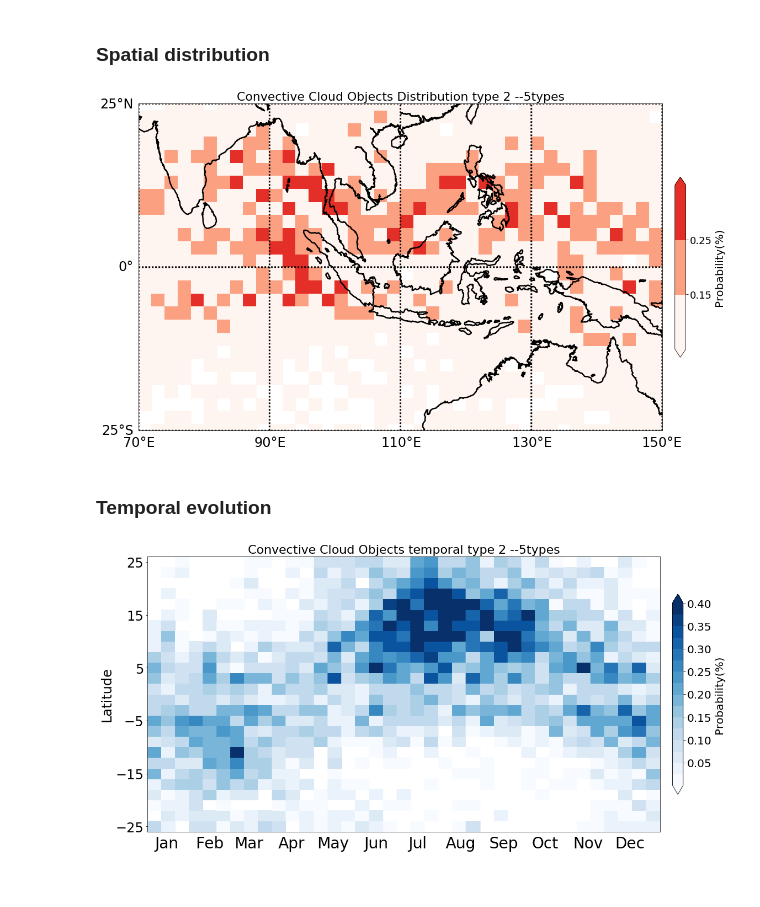
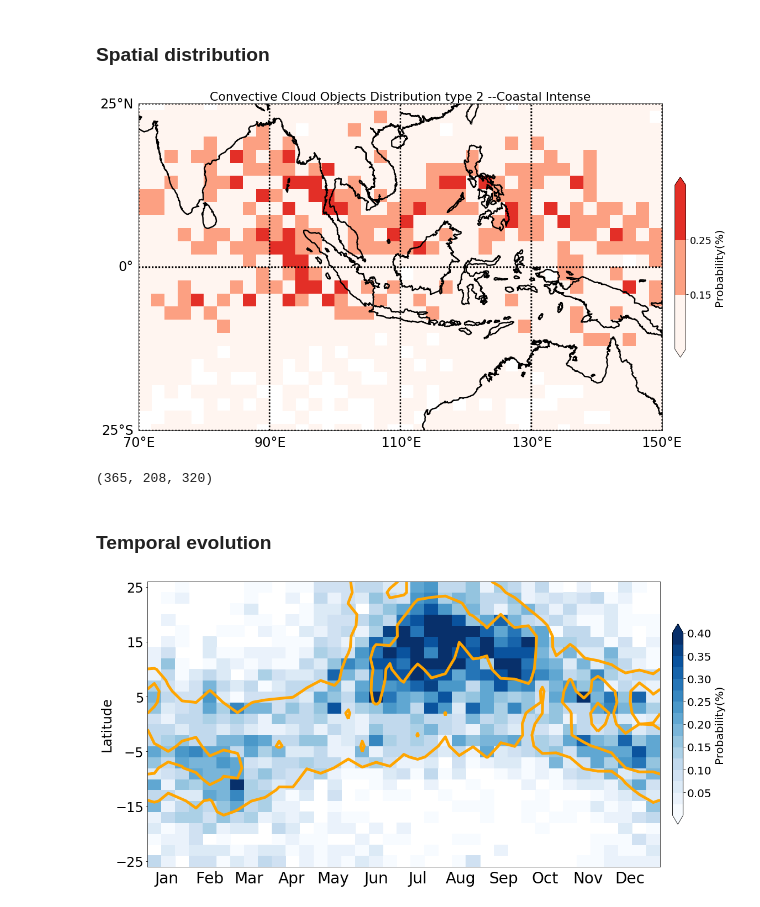
Before and after one commit to jerryjerry9/cldenv20, a Jupyter notebook: cloud_pikle_cluster_demo.ipynb, the cells around one changed output. Cells and saved outputs as stored; diff of their text form; code cells hidden in the pictures.

```diff
--- a/cloud_pikle_cluster_demo.ipynb
+++ b/cloud_pikle_cluster_demo.ipynb
@@ -115,11 +168,11 @@ for i in range(2,typenum):
     ## darw mesh figure
     m.pcolormesh(x,y, y_values_masked,cmap=cmap,vmin=0.05,vmax=0.35)
 
-    plt.title('Convective Cloud Objects Distribution type {0} --5types'.format(i), fontsize=22)
+    plt.title('Convective Cloud Objects Distribution type {0} --Coastal Intense'.format(i), fontsize=22)
     cb=plt.colorbar(aspect=15,fraction=0.02, pad=0.023, ticks=[0.15,0.25],extend='both')
     cb.ax.tick_params(labelsize=18)
     cb.set_label('Probability(%)', size=20)
     plt.tight_layout()
     #plt.savefig('new_persent_5type_type_{0}_1.png'.format(i),dpi=250)
 # %% [output]
-[figure, old version]
+[figure, new version]
@@ -126,3 +181,29 @@ for i in range(2,typenum):
+# %%
+trmm= Dataset('mulyear_daymean_trmm_re.nc', 'r',  format='NETCDF4_CLASSIC')
+pcp=trmm.variables['pcp']
+print(pcp.shape)
+# %% [output]
+(365, 208, 320)
+# %%
+#重分配降水資料到10天*兩度的網格
+pmean = np.zeros((26,37))
+for i in range(0,37):
+    for j in range(0,26):
+        ppp = np.mean(pcp[0+(i*10):(i+1)*10,0+(j*8):(j+1)*8,:])
+        pmean[j,i]=ppp
+        if i==36:
+            ppp = np.mean(pcp[0+(i*10):i*10+5,0+(j*8):(j+1)*8,:])
+            pmean[j,i]=ppp
+# %%
+pmean_connect=np.zeros((26,39))
+esyear = np.zeros((10,208,320))
+esyear[0:5,:,:] = pcp[360:365,:,:]
+esyear[5:10,:,:] =pcp[0:5,:,:]
+for j in range(0,26):
+    ppp= np.mean(esyear[0:10,0+(j*8):(j+1)*8,:])
+    pmean_connect[j,0]=ppp
+    pmean_connect[j,38]=ppp
+pmean_connect[:,1:38]=pmean[:,0:37]
 # %% [markdown]
 ### Temporal evolution
 # %%
@@ -130,33 +211,41 @@ cmap1 = mpl.cm.Blues(np.linspace(0,1,16))
 cmap = mpl.colors.ListedColormap(cmap1[0:16])
 typenum=3
 for i in range(2,typenum):
     z = np.zeros((26, 37))
     eventnum=np.sum(hca==i)
     for j in range(0,113382):
         if hca[j,]==i:
             z[latrange[j,].astype(int),dayrange[j,].astype(int)]= z[latrange[j,].astype(int),dayrange[j,].astype(int)]+1
 
     #draw script
     fig = plt.figure(figsize=(16,8))
     x = np.arange(0,380,10)
     y = np.arange(-26,28,2)
     ## maskout  no cloud object grid
     y_values_masked = np.ma.masked_where(z < 1 , z*100/eventnum)
     ##draw mesh figure
     plt.pcolormesh(x,y,y_values_masked,cmap=cmap,vmin=0,vmax=0.4)
 
     ax = ['Jan','Feb','Mar','Apr','May','Jun','Jul','Aug','Sep','Oct','Nov','Dec']
     ay = np.arange(-25,28,10)
     plt.xticks([14,45,73,104,134,165,195,226,257,287,318,348],ax)
     plt.tick_params(axis="x",labelsize=28,color='w')
     plt.yticks(ay,fontsize=24)
     plt.ylabel('Latitude',color='k',fontsize=24)
 
     cb=plt.colorbar(aspect=17,fraction=0.02, pad=0.023, ticks=[0.05,0.1,0.15,0.20,0.25,0.30,0.35,0.40],extend='both')
     cb.ax.tick_params(labelsize=20)
     cb.set_label('Probability(%)', size=20)
-    plt.title('Convective Cloud Objects temporal type {0} --5types'.format(i), fontsize=22)
+
+    ##draw trmm data  ---> remove this part still can draw evolution
+    levels = [0.25, 0.375]
+    x=np.zeros((39))
+    x[1:38] = np.arange(5,370,10)
+    x[0]=0
+    x[38]=370
+    y = np.arange(-24,27,2)
+    plt.contour(x,y,pmean_connect[:,:],levels,colors=('orange'),linewidths=(5))
+    ##
     plt.tight_layout()
-    #plt.savefig('re_Julian_5type_type_{0}_1.png'.format(i),dpi=200)
 # %% [output]
-[figure, old version]
+[figure, new version]
```
Also changed, not shown: parts of 12 cells of this notebook.
